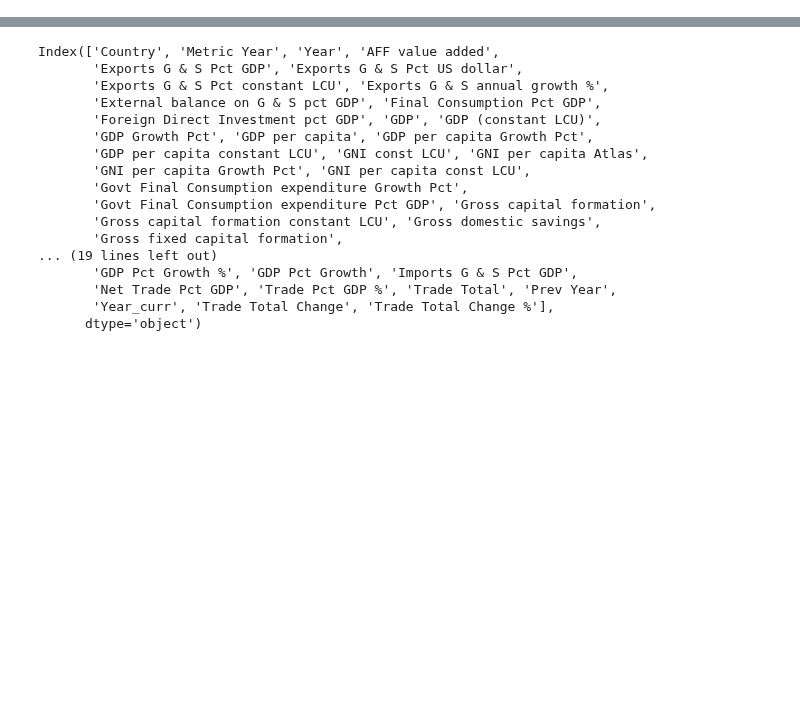
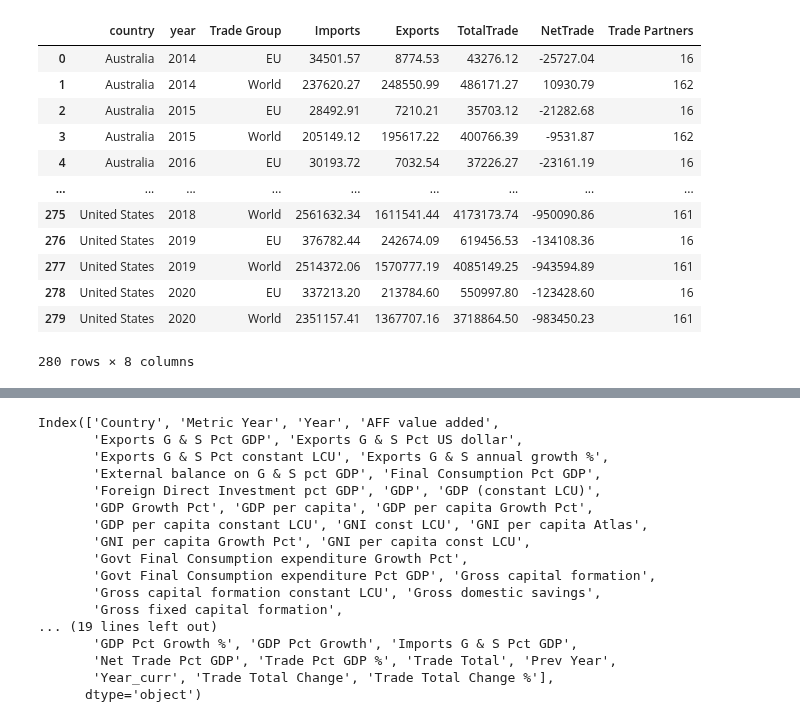
Before and after one commit to tuneman7/w209_spring_2022_thu_4_pm_team_4_web, a Jupyter notebook: eda_using_libraries_jp.ipynb, the cells around one changed output, grey strips where cells are left out. Drawn from its saved outputs; the diff is of its cells as text; code cells hidden in the pictures; blank space fills up the shorter version.

```diff
--- a/eda_using_libraries_jp.ipynb
+++ b/eda_using_libraries_jp.ipynb
@@ -13,3 +223,19 @@ my_altair.get_time_series_gdp_chart("United States")
+# %%
+eu_data_frame
+# %% [output]
+|  | country | year | Trade Group | Imports | Exports | TotalTrade | NetTrade | Trade Partners |
+| 0 | Australia | 2014 | EU | 34501.57 | 8774.53 | 43276.12 | -25727.04 | 16 |
+| 1 | Australia | 2014 | World | 237620.27 | 248550.99 | 486171.27 | 10930.79 | 162 |
+| 2 | Australia | 2015 | EU | 28492.91 | 7210.21 | 35703.12 | -21282.68 | 16 |
+| 3 | Australia | 2015 | World | 205149.12 | 195617.22 | 400766.39 | -9531.87 | 162 |
+| 4 | Australia | 2016 | EU | 30193.72 | 7032.54 | 37226.27 | -23161.19 | 16 |
+| ... | ... | ... | ... | ... | ... | ... | ... | ... |
+| 275 | United States | 2018 | World | 2561632.34 | 1611541.44 | 4173173.74 | -950090.86 | 161 |
+| 276 | United States | 2019 | EU | 376782.44 | 242674.09 | 619456.53 | -134108.36 | 16 |
+| 277 | United States | 2019 | World | 2514372.06 | 1570777.19 | 4085149.25 | -943594.89 | 161 |
+| 278 | United States | 2020 | EU | 337213.20 | 213784.60 | 550997.80 | -123428.60 | 16 |
+| 279 | United States | 2020 | World | 2351157.41 | 1367707.16 | 3718864.50 | -983450.23 | 161 |
+280 rows × 8 columns
 # %%
 my_altair.get_time_series_gdp_compare_chart("United States","Japan")
 # %% [output]
```
Also changed, not shown: parts of 12 cells of this notebook, 1 other file.
